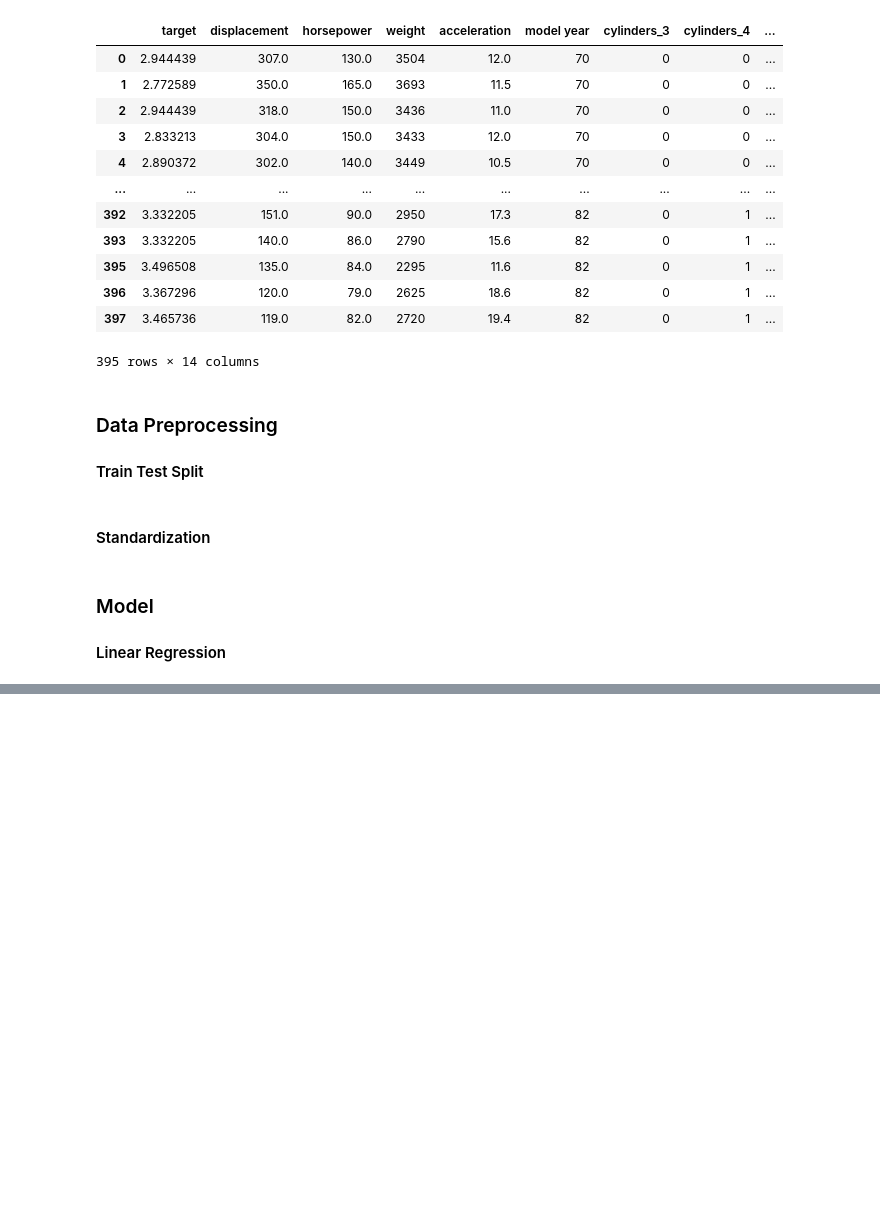
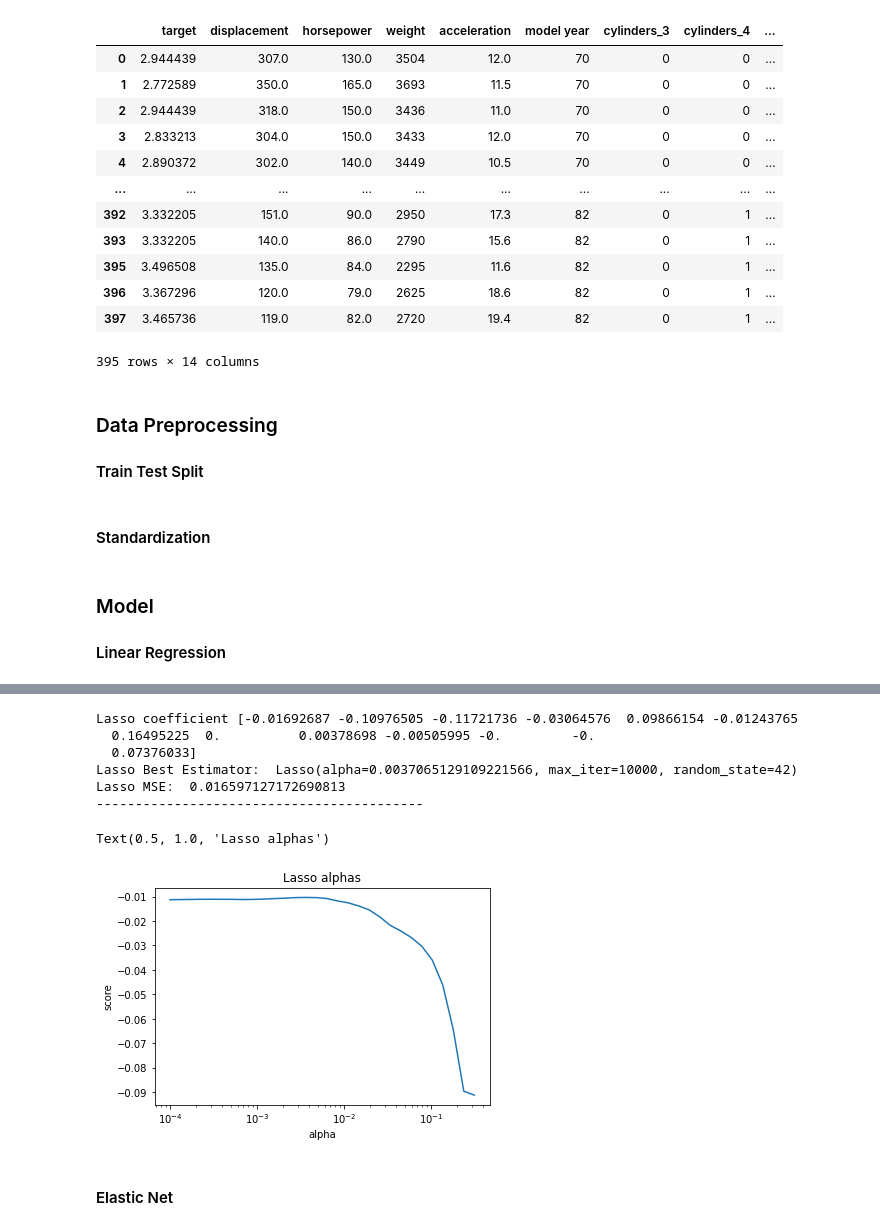
Before and after one commit to emreustundag1618/fuel_prediction_ridge_lasso_elasticnet, a Jupyter notebook: fuel-consumption-prediction-lasso-ridge.ipynb, the cells around one changed output, grey strips where cells are left out. Drawn from its saved outputs; the diff is of its cells as text; code cells hidden in the pictures; blank space fills up the shorter version.

```diff
--- a/fuel-consumption-prediction-lasso-ridge.ipynb
+++ b/fuel-consumption-prediction-lasso-ridge.ipynb
@@ -441,0 +512,39 @@ X_test = scaler.transform(X_test)
+# %%
+# Lasso Regression
+lasso = Lasso(random_state = 42, max_iter = 10000)
+alphas = np.logspace(-4, -.5, 30)
+tuned_parameters = [{'alpha' : alphas}]
+
+n_folds = 5
+
+lasso = GridSearchCV(lasso, tuned_parameters, cv = n_folds, scoring = "neg_mean_squared_error", refit = True)
+lasso.fit(X_train, Y_train)
+scores = lasso.cv_results_["mean_test_score"]
+scores_std = lasso.cv_results_["std_test_score"]
+
+print("Lasso coefficient", lasso.best_estimator_.coef_)
+
+print("Lasso Best Estimator: ", lasso.best_estimator_)
+
+y_predicted_dummy = lasso.predict(X_test)
+mse = mean_squared_error(Y_test, y_predicted_dummy)
+print("Lasso MSE: ", mse)
+print("------------------------------------------")
+
+plt.figure()
+plt.semilogx(alphas, scores)
+plt.xlabel("alpha")
+plt.ylabel("score")
+plt.title("Lasso alphas")
+# %% [output]
+Lasso coefficient [-0.01692687 -0.10976505 -0.11721736 -0.03064576  0.09866154 -0.01243765
+  0.16495225  0.          0.00378698 -0.00505995 -0.         -0.
+  0.07376033]
+Lasso Best Estimator:  Lasso(alpha=0.0037065129109221566, max_iter=10000, random_state=42)
+Lasso MSE:  0.016597127172690813
+------------------------------------------
+Text(0.5, 1.0, 'Lasso alphas')
+[figure, added]
+# %% [markdown]
+<a id = "17"></a>
+#### Elastic Net
```
Also changed, not shown: parts of 17 cells of this notebook.
